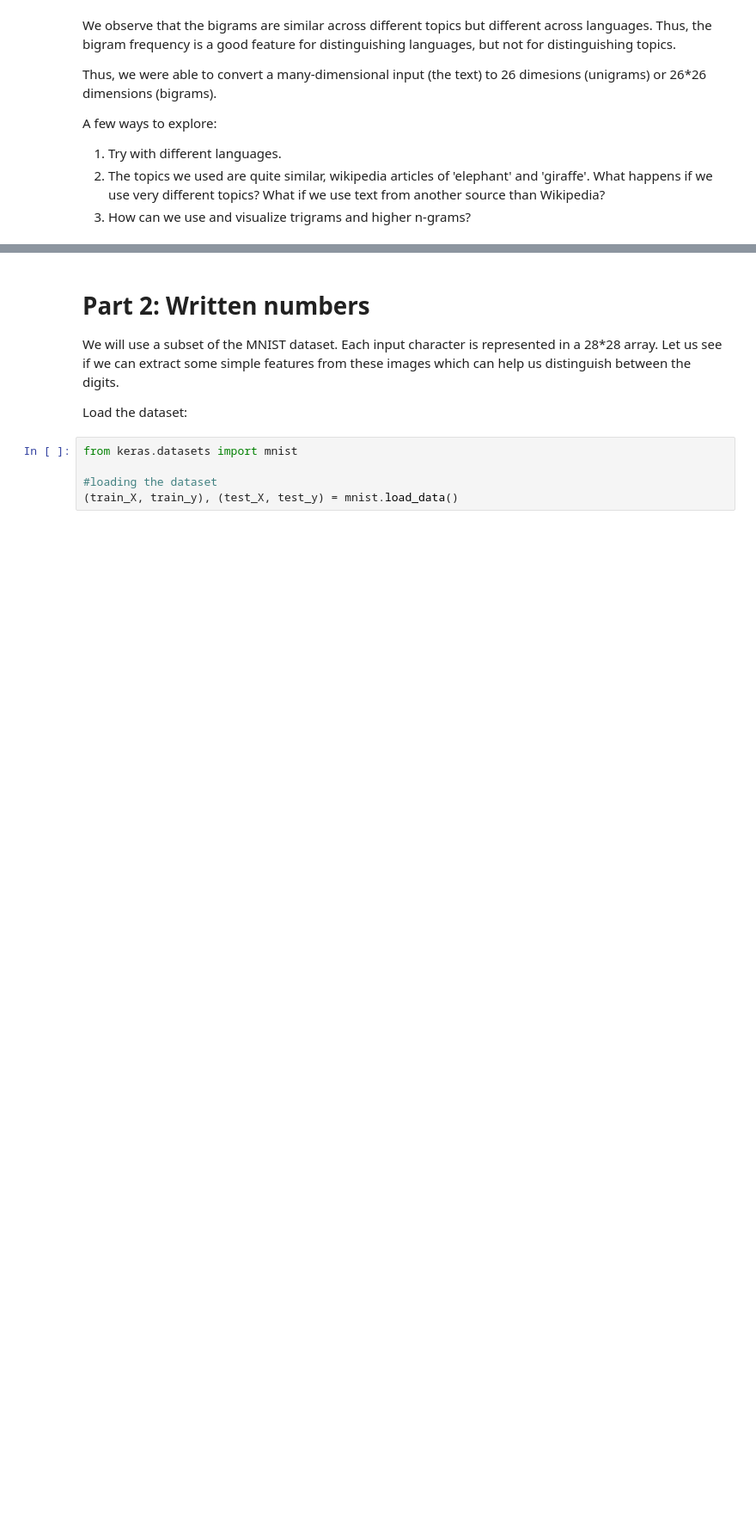
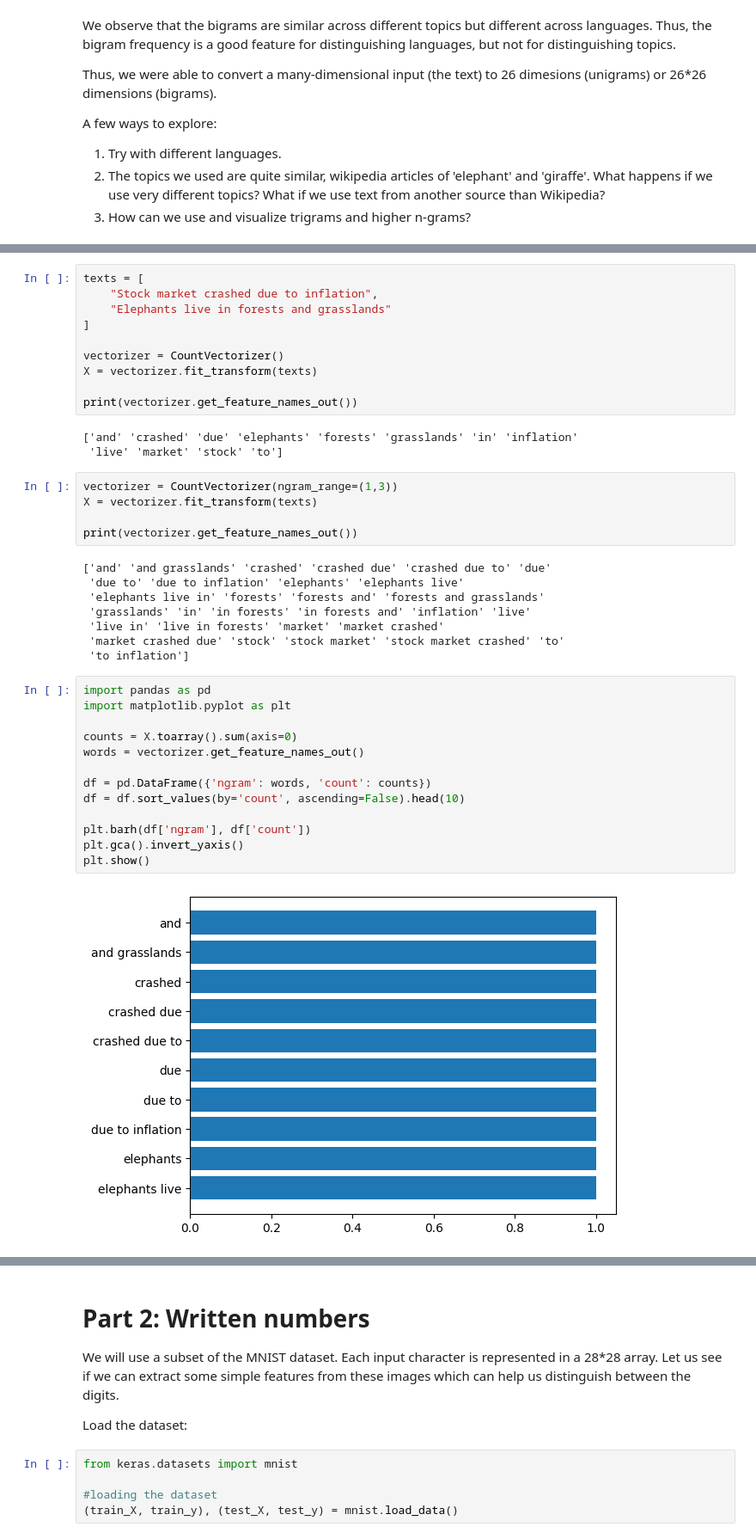
Before and after one commit to Vanisha-18/AIML_Projects-Labs, a Jupyter notebook: AIML_Module_01_Lab_01_Features.ipynb, the cells around one changed output, grey strips where cells are left out. Shown at 86% size. Cells and saved outputs as stored; diff of their text form; blank space fills up the shorter version.

```diff
--- a/AIML_Module_01_Lab_01_Features.ipynb
+++ b/AIML_Module_01_Lab_01_Features.ipynb
@@ -189,0 +255,41 @@ A few ways to explore:
+# %%
+texts = [
+    "Stock market crashed due to inflation",
+    "Elephants live in forests and grasslands"
+]
+
+vectorizer = CountVectorizer()
+X = vectorizer.fit_transform(texts)
+
+print(vectorizer.get_feature_names_out())
+# %% [output]
+['and' 'crashed' 'due' 'elephants' 'forests' 'grasslands' 'in' 'inflation'
+ 'live' 'market' 'stock' 'to']
+# %%
+vectorizer = CountVectorizer(ngram_range=(1,3))
+X = vectorizer.fit_transform(texts)
+
+print(vectorizer.get_feature_names_out())
+# %% [output]
+['and' 'and grasslands' 'crashed' 'crashed due' 'crashed due to' 'due'
+ 'due to' 'due to inflation' 'elephants' 'elephants live'
+ 'elephants live in' 'forests' 'forests and' 'forests and grasslands'
+ 'grasslands' 'in' 'in forests' 'in forests and' 'inflation' 'live'
+ 'live in' 'live in forests' 'market' 'market crashed'
+ 'market crashed due' 'stock' 'stock market' 'stock market crashed' 'to'
+ 'to inflation']
+# %%
+import pandas as pd
+import matplotlib.pyplot as plt
+
+counts = X.toarray().sum(axis=0)
+words = vectorizer.get_feature_names_out()
+
+df = pd.DataFrame({'ngram': words, 'count': counts})
+df = df.sort_values(by='count', ascending=False).head(10)
+
+plt.barh(df['ngram'], df['count'])
+plt.gca().invert_yaxis()
+plt.show()
+# %% [output]
+[figure, added]
```
Also changed, not shown: parts of 25 cells of this notebook.
